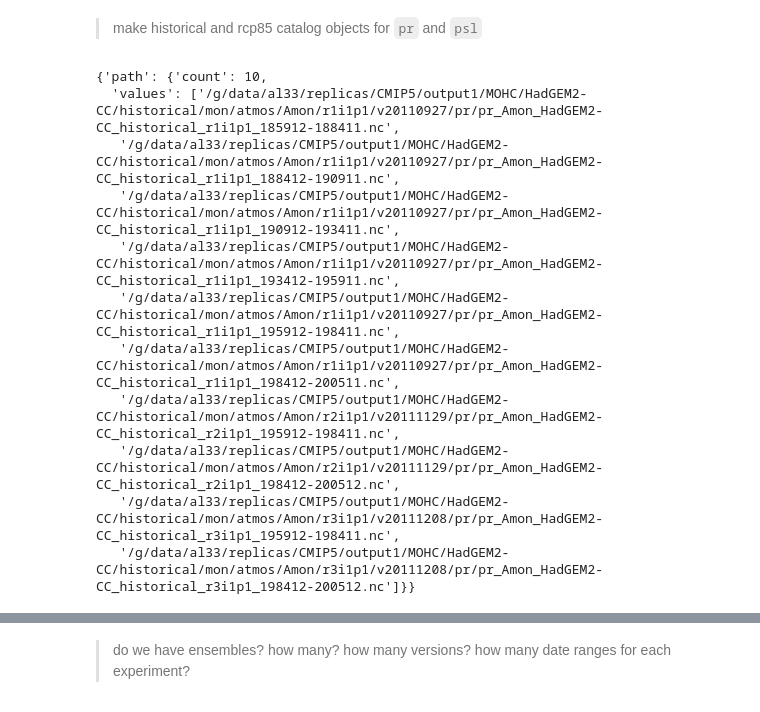
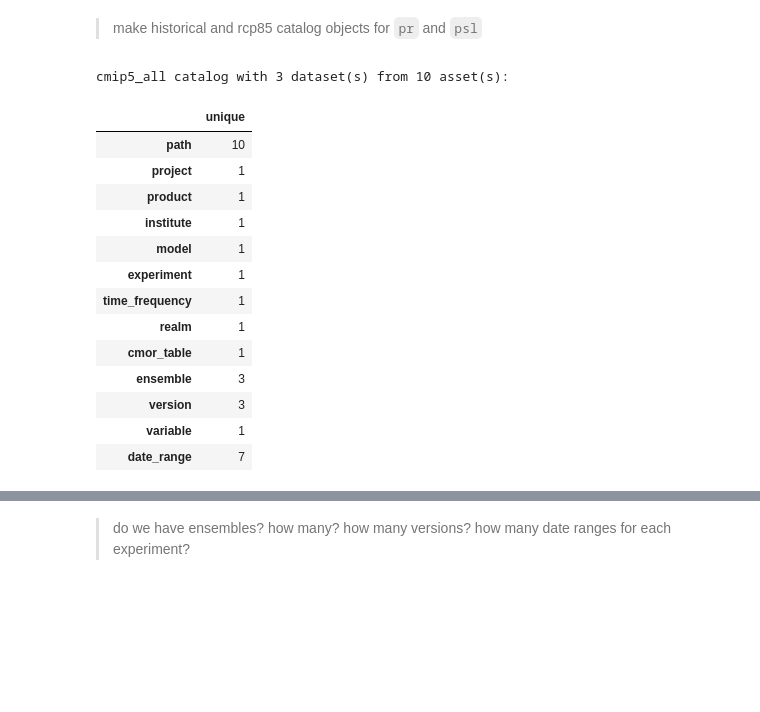
Before and after one commit to Thomas-Moore-Creative/NCI-CCIA-ARD, a Jupyter notebook: intake_sandbox.ipynb, the cells around one changed output, grey strips where cells are left out. Cells and saved outputs as stored; diff of their text form; code cells hidden in the pictures; blank space fills up the shorter version.

Commit message:
hacked my way to a HadGEM2_CC historical psl da

```diff
--- a/intake_sandbox.ipynb
+++ b/intake_sandbox.ipynb
@@ -158,19 +158,5 @@ cmor_version :
 # %% [markdown]
 > make historical and rcp85 catalog objects for `pr` and `psl`
 # %%
-CCiA_HadGEM2_CC_rcp85_pr_catalog = NCI_catalog.esgf.cmip5_all.search(institute="MOHC",variable=['pr','psl'],time_frequency='mon',experiment=['rcp85'],model='HadGEM2-CC')
-CCiA_HadGEM2_CC_historical_pr_catalog = NCI_catalog.esgf.cmip5_all.search(institute="MOHC",variable=['pr','psl'],time_frequency='mon',experiment=['historical'],model='HadGEM2-CC')
+CCiA_HadGEM2_CC_rcp85_psl_catalog = NCI_catalog.esgf.cmip5_all.search(institute="MOHC",variable=['psl'],time_frequency='mon',experiment=['rcp85'],model='HadGEM2-CC')
+CCiA_HadGEM2_CC_historical_psl_catalog = NCI_catalog.esgf.cmip5_all.search(institute="MOHC",variable=['psl'],time_frequency='mon',experiment=['historical'],model='HadGEM2-CC')
-# %%
-CCiA_HadGEM2_CC_historical_pr_catalog.unique('path')
-# %% [output]
-{'path': {'count': 10,
-  'values': ['/g/data/al33/replicas/CMIP5/output1/MOHC/HadGEM2-CC/historical/mon/atmos/Amon/r1i1p1/v20110927/pr/pr_Amon_HadGEM2-CC_historical_r1i1p1_185912-188411.nc',
-   '/g/data/al33/replicas/CMIP5/output1/MOHC/HadGEM2-CC/historical/mon/atmos/Amon/r1i1p1/v20110927/pr/pr_Amon_HadGEM2-CC_historical_r1i1p1_188412-190911.nc',
-   '/g/data/al33/replicas/CMIP5/output1/MOHC/HadGEM2-CC/historical/mon/atmos/Amon/r1i1p1/v20110927/pr/pr_Amon_HadGEM2-CC_historical_r1i1p1_190912-193411.nc',
-   '/g/data/al33/replicas/CMIP5/output1/MOHC/HadGEM2-CC/historical/mon/atmos/Amon/r1i1p1/v20110927/pr/pr_Amon_HadGEM2-CC_historical_r1i1p1_193412-195911.nc',
-   '/g/data/al33/replicas/CMIP5/output1/MOHC/HadGEM2-CC/historical/mon/atmos/Amon/r1i1p1/v20110927/pr/pr_Amon_HadGEM2-CC_historical_r1i1p1_195912-198411.nc',
-   '/g/data/al33/replicas/CMIP5/output1/MOHC/HadGEM2-CC/historical/mon/atmos/Amon/r1i1p1/v20110927/pr/pr_Amon_HadGEM2-CC_historical_r1i1p1_198412-200511.nc',
-   '/g/data/al33/replicas/CMIP5/output1/MOHC/HadGEM2-CC/historical/mon/atmos/Amon/r2i1p1/v20111129/pr/pr_Amon_HadGEM2-CC_historical_r2i1p1_195912-198411.nc',
-   '/g/data/al33/replicas/CMIP5/output1/MOHC/HadGEM2-CC/historical/mon/atmos/Amon/r2i1p1/v20111129/pr/pr_Amon_HadGEM2-CC_historical_r2i1p1_198412-200512.nc',
-   '/g/data/al33/replicas/CMIP5/output1/MOHC/HadGEM2-CC/historical/mon/atmos/Amon/r3i1p1/v20111208/pr/pr_Amon_HadGEM2-CC_historical_r3i1p1_195912-198411.nc',
-   '/g/data/al33/replicas/CMIP5/output1/MOHC/HadGEM2-CC/historical/mon/atmos/Amon/r3i1p1/v20111208/pr/pr_Amon_HadGEM2-CC_historical_r3i1p1_198412-200512.nc']}}
@@ -178,0 +163,18 @@ CCiA_HadGEM2_CC_historical_pr_catalog.unique('path')
+# %%
+CCiA_HadGEM2_CC_historical_psl_catalog
+# %% [output]
+cmip5_all catalog with 3 dataset(s) from 10 asset(s):
+|  | unique |
+| path | 10 |
+| project | 1 |
+| product | 1 |
+| institute | 1 |
+| model | 1 |
+| experiment | 1 |
+| time_frequency | 1 |
+| realm | 1 |
+| cmor_table | 1 |
+| ensemble | 3 |
+| version | 3 |
+| variable | 1 |
+| date_range | 7 |
```
Also changed, not shown: parts of 28 cells of this notebook.
